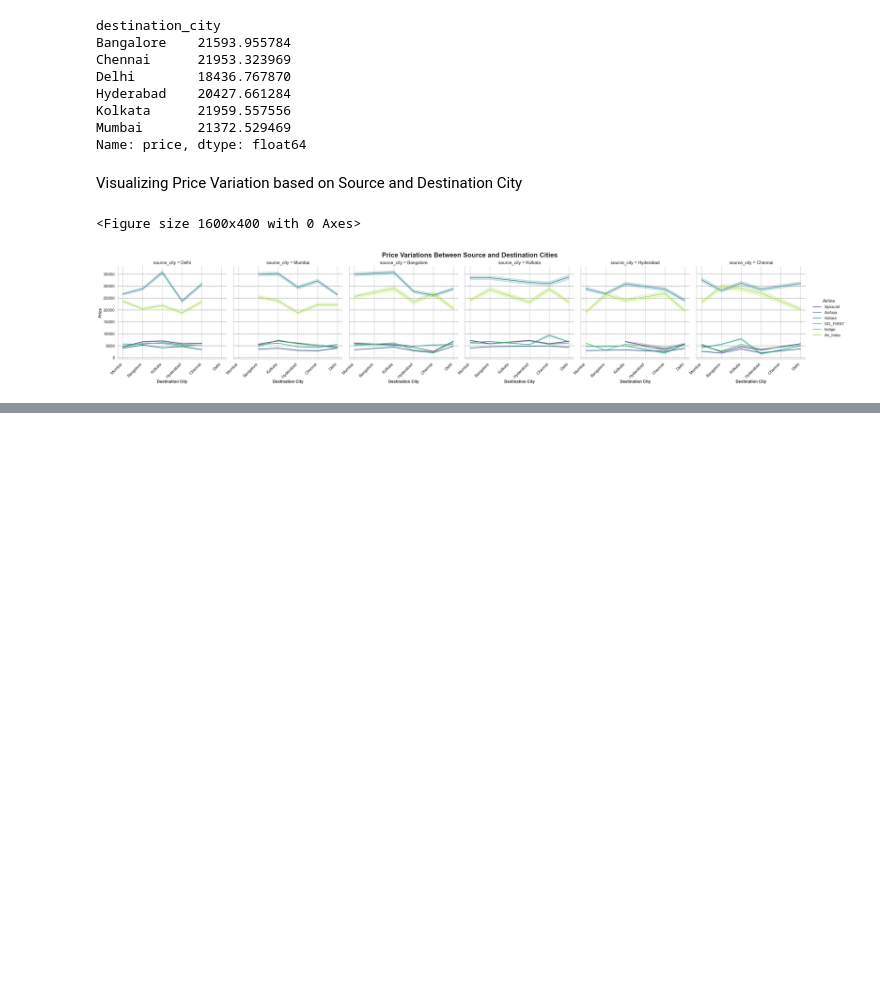
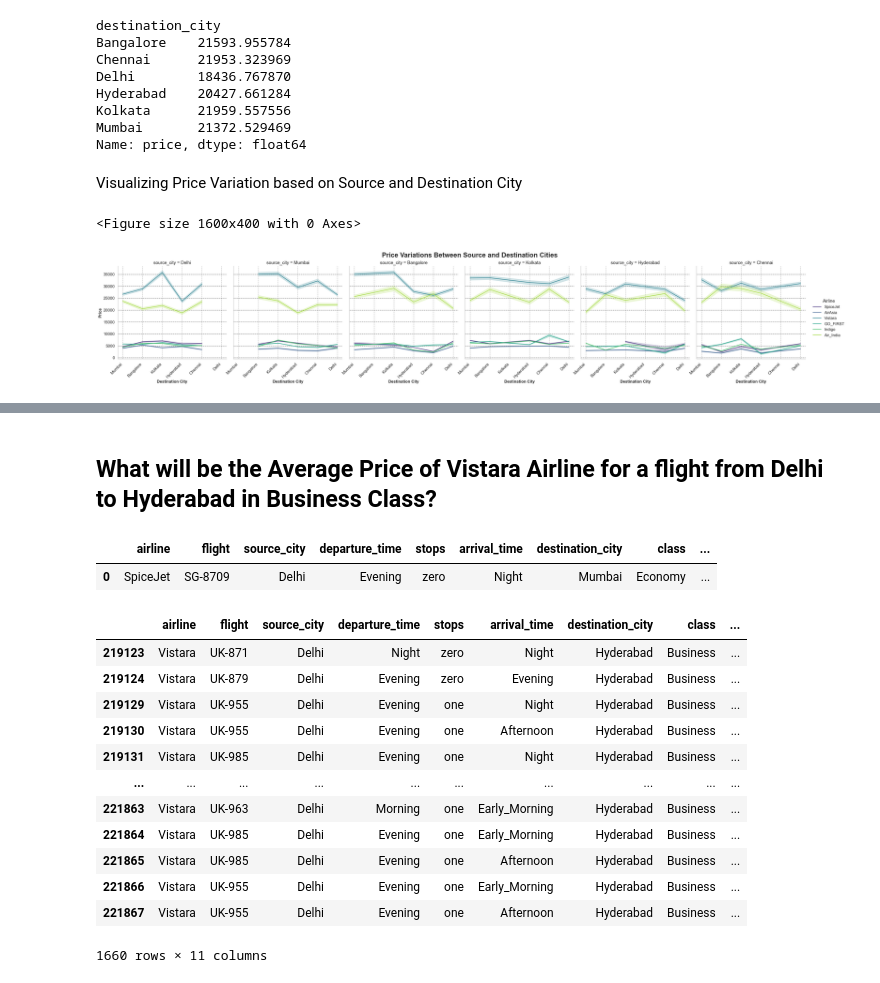
Before and after one commit to soumojit-dev/Airlines-Flight-Analysis, a Jupyter notebook: analysis.ipynb, the cells around one changed output, grey strips where cells are left out. Cells and saved outputs as stored; diff of their text form; code cells hidden in the pictures; blank space fills up the shorter version.

```diff
--- a/analysis.ipynb
+++ b/analysis.ipynb
@@ -432,0 +529,24 @@ plt.show()
+# %% [markdown]
+## What will be the Average Price of Vistara Airline for a flight from Delhi to Hyderabad in Business Class?
+# %%
+df.head(1)
+# %% [output]
+|  | airline | flight | source_city | departure_time | stops | arrival_time | destination_city | class | ... |
+| 0 | SpiceJet | SG-8709 | Delhi | Evening | zero | Night | Mumbai | Economy | ... |
+# %%
+filtered_data = df[(df['airline']=='Vistara') & (df['source_city']=='Delhi') & (df['destination_city']=='Hyderabad') & (df['class']=='Business')]
+filtered_data
+# %% [output]
+|  | airline | flight | source_city | departure_time | stops | arrival_time | destination_city | class | ... |
+| 219123 | Vistara | UK-871 | Delhi | Night | zero | Night | Hyderabad | Business | ... |
+| 219124 | Vistara | UK-879 | Delhi | Evening | zero | Evening | Hyderabad | Business | ... |
+| 219129 | Vistara | UK-955 | Delhi | Evening | one | Night | Hyderabad | Business | ... |
+| 219130 | Vistara | UK-955 | Delhi | Evening | one | Afternoon | Hyderabad | Business | ... |
+| 219131 | Vistara | UK-985 | Delhi | Evening | one | Night | Hyderabad | Business | ... |
+| ... | ... | ... | ... | ... | ... | ... | ... | ... | ... |
+| 221863 | Vistara | UK-963 | Delhi | Morning | one | Early_Morning | Hyderabad | Business | ... |
+| 221864 | Vistara | UK-985 | Delhi | Evening | one | Early_Morning | Hyderabad | Business | ... |
+| 221865 | Vistara | UK-985 | Delhi | Evening | one | Afternoon | Hyderabad | Business | ... |
+| 221866 | Vistara | UK-955 | Delhi | Evening | one | Early_Morning | Hyderabad | Business | ... |
+| 221867 | Vistara | UK-955 | Delhi | Evening | one | Afternoon | Hyderabad | Business | ... |
+1660 rows × 11 columns
```
Also changed, not shown: parts of 21 cells of this notebook.
